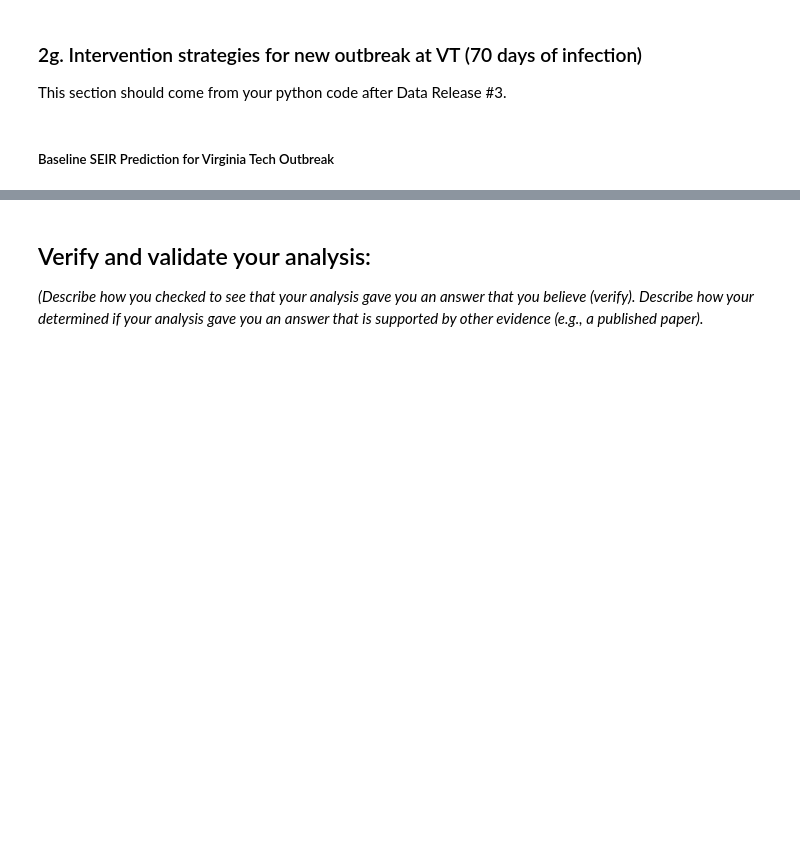
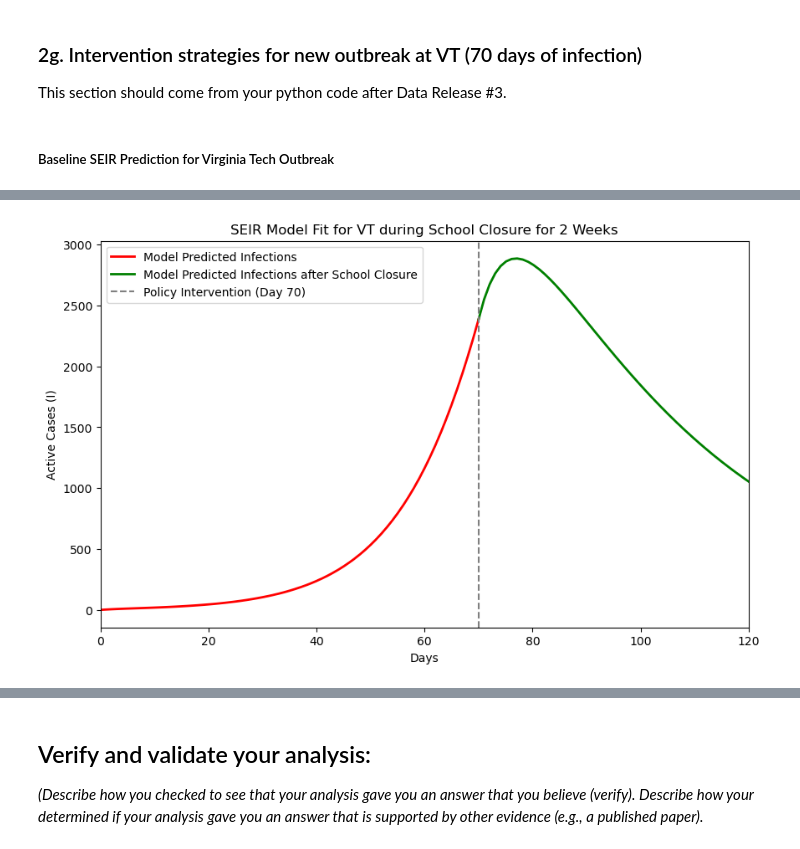
Before and after one commit to ktt920/Module-2-Epidemics-SIR-Modeling, a Jupyter notebook: Notebook examples/Template_student_final_notebook.ipynb, the cells around one changed output, grey strips where cells are left out. Drawn from its saved outputs; the diff is of its cells as text; code cells hidden in the pictures; blank space fills up the shorter version.

```diff
--- a/Notebook examples/Template_student_final_notebook.ipynb
+++ b/Notebook examples/Template_student_final_notebook.ipynb
@@ -605,0 +667,26 @@ plt.show()
+# %%
+# School Closure
+
+# Normal Progression of Disease till Day 70
+S_fit, E_fit, I_fit, R_fit = SEIR(b_opt , s_opt, g_opt, S0, E0, I0, R0, 70, N)
+
+# Beta reduce by 40
+b_opt_reduce_Closure = b_opt - b_opt*.8
+
+S_fit_new, E_fit_new, I_fit_new, R_fit_new = SEIR(b_opt_reduce_Closure , s_opt, g_opt, S_fit[-1], E_fit[-1], I_fit[-1], R_fit[-1], 49, N)
+
+new_days = np.linspace(70, 120)
+
+plt.figure(figsize=(10, 6))
+# Plot the model results (same model at UVA)
+plt.plot(I_fit, label='Model Predicted Infections', color='red', linewidth=2)
+plt.plot(new_days,I_fit_new, label='Model Predicted Infections after School Closure', color='green', linewidth=2)
+plt.axvline(x=70, color='gray', linestyle='--', label='Policy Intervention (Day 70)')
+plt.title('SEIR Model Fit for VT during School Closure for 2 Weeks')
+plt.xlim(0,120) #Make the graph go from day 0 to day 120
+plt.xlabel('Days')
+plt.ylabel('Active Cases (I)')
+plt.legend()
+plt.show()
+# %% [output]
+[figure, added]
```
Also changed, not shown: parts of 13 cells of this notebook.
